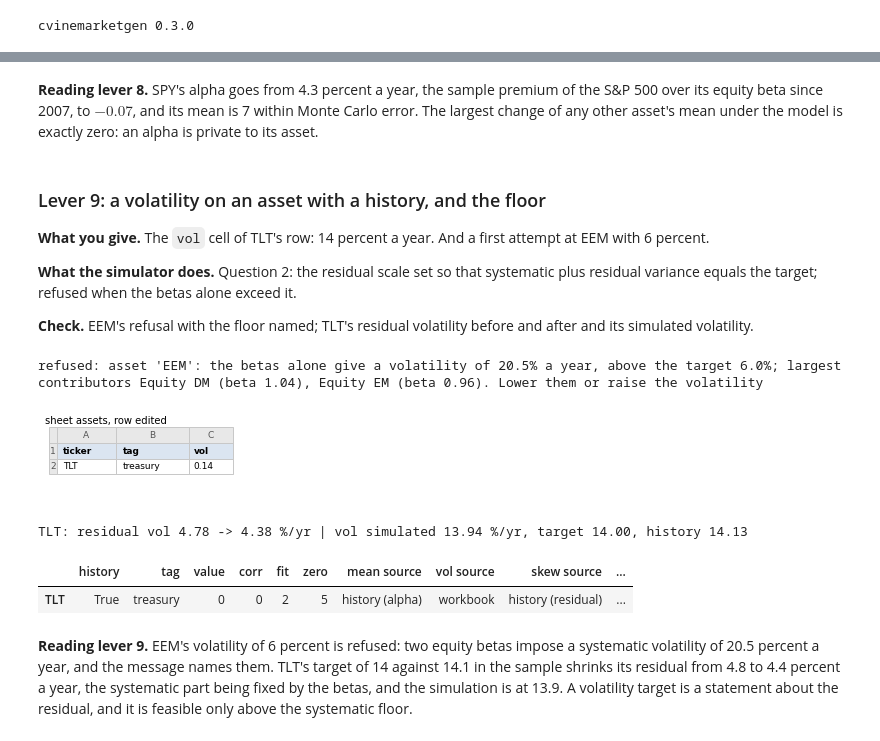
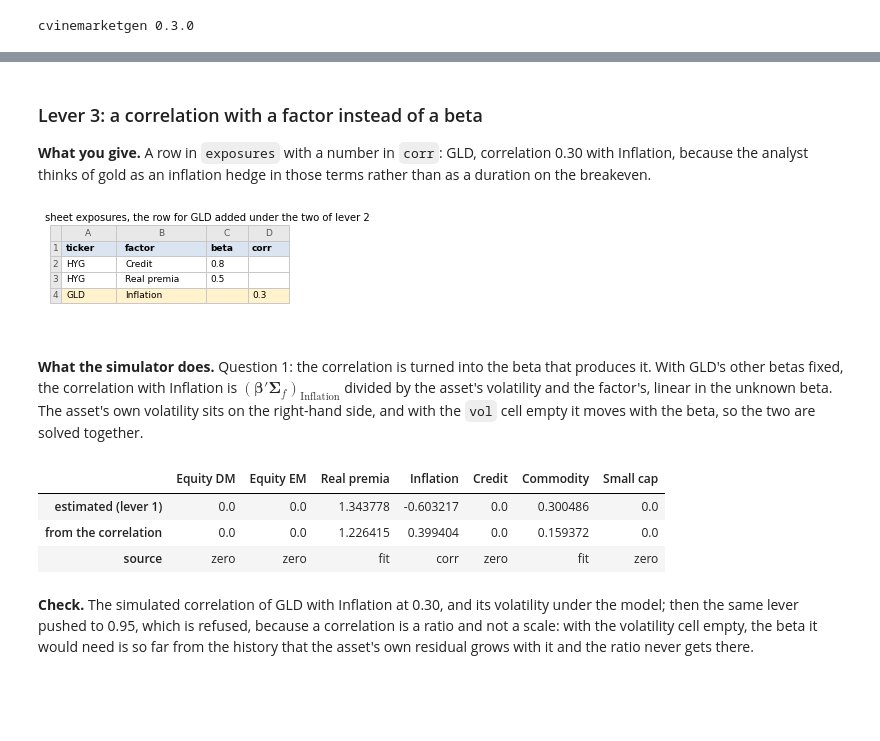
Before and after one commit to mamadouyamar/CVineMarketGen, a Jupyter notebook: examples/03_many_assets_factors.ipynb, the cells around one changed output, grey strips where cells are left out. Saved outputs shown, nothing was run; the diff lists cells and outputs as text; code cells hidden in the pictures; blank space fills up the shorter version.

```diff
--- a/examples/03_many_assets_factors.ipynb
+++ b/examples/03_many_assets_factors.ipynb
@@ -631,8 +613,5 @@ factors', about $-0.7$, inherited from Credit and Equity DM.
 # %%
-a_rows = pd.DataFrame({"ticker": ["Cash plus"], "mean": [0.03], "vol": [0.01]})
-show_sheet(a_rows, "sheet assets, row added")
-spec6 = spec5.add("assets", a_rows); sim6 = sim.with_spec(spec6)
-X6 = sim6.simulate(25000, seed=1)
-print(f"Cash plus: alpha {A(sim6.model.alpha['Cash plus']):.2f} %/yr, corr with SPY simulated {X6['Cash plus'].corr(X6['SPY']):.3f}")
-sim6.report.loc[["Cash plus"]]
+rows = pd.DataFrame({"ticker": ["HYG", "HYG"], "factor": ["Credit", "Real premia"], "beta": [0.8, 0.5], "corr": [np.nan, np.nan]})
+spec2 = spec.add("exposures", rows)
+show_change(spec2, "exposures", rows, title="sheet exposures, the first two rows written into it")
 # %% [output]
@@ -701,37 +651,22 @@ SPY alpha: 4.30 -> -0.07 %/yr | SPY mean simulated 6.88 %/yr, target 7.00 | larg
-# %% [markdown]
-**Reading lever 8.** SPY's alpha goes from 4.3 percent a year, the sample
-premium of the S&P 500 over its equity beta since 2007, to $-0.07$, and its
-mean is 7 within Monte Carlo error. The largest change of any other asset's
-mean under the model is exactly zero: an alpha is private to its asset.
+# %% [markdown]
+### Lever 3: a correlation with a factor instead of a beta
+
+**What you give.** A row in `exposures` with a number in `corr`: GLD, correlation 0.30 with Inflation, because the analyst thinks of gold as an inflation hedge in those terms rather than as a duration on the breakeven.
+# %%
+rows = pd.DataFrame({"ticker": ["GLD"], "factor": ["Inflation"], "beta": [np.nan], "corr": [0.30]})
+spec3 = spec2.add("exposures", rows)
+show_change(spec3, "exposures", rows, title="sheet exposures, the row for GLD added under the two of lever 2")
+# %% [output]
+[figure, added]
 # %% [markdown]
-### Lever 9: a volatility on an asset with a history, and the floor
-
-**What you give.** The `vol` cell of TLT's row: 14 percent a year. And a first attempt at EEM with 6 percent.
-
-**What the simulator does.** Question 2: the residual scale set so that systematic plus residual variance equals the target; refused when the betas alone exceed it.
-
-**Check.** EEM's refusal with the floor named; TLT's residual volatility before and after and its simulated volatility.
+**What the simulator does.** Question 1: the correlation is turned into the beta that produces it. With GLD's other betas fixed, the correlation with Inflation is $(\boldsymbol\beta' \boldsymbol\Sigma_f)_{\text{Inflation}}$ divided by the asset's volatility and the factor's, linear in the unknown beta. The asset's own volatility sits on the right-hand side, and with the `vol` cell empty it moves with the beta, so the two are solved together.
 # %%
-try:
-    sim.with_spec(spec8.add("assets", pd.DataFrame({"ticker": ["EEM"], "tag": ["equity_em"], "vol": [0.06]})))
-except ValueError as err:
-    print("refused:", err, "\n")
-a_rows = pd.DataFrame({"ticker": ["TLT"], "tag": ["treasury"], "vol": [0.14]})
-show_sheet(a_rows, "sheet assets, row edited")
-spec9 = spec8.add("assets", a_rows); sim9 = sim.with_spec(spec9)
-X9 = sim9.simulate(25000, seed=1)
-print(f"TLT: residual vol {V(sim8.report.loc['TLT', 'resid vol']):.2f} -> {V(sim9.report.loc['TLT', 'resid vol']):.2f} %/yr | vol simulated {V(X9['TLT'].std()):.2f} %/yr, target 14.00, history {V(R['TLT'].std()):.2f}")
-sim9.report.loc[["TLT"]]
+sim3 = sim.with_spec(spec3)
+pd.DataFrame({"estimated (lever 1)": sim1.model.beta.loc["GLD"], "from the correlation": sim3.model.beta.loc["GLD"], "source": sim3.model.beta_source.loc["GLD"]}).T
 # %% [output]
-refused: asset 'EEM': the betas alone give a volatility of 20.5% a year, above the target 6.0%; largest contributors Equity DM (beta 1.04), Equity EM (beta 0.96). Lower them or raise the volatility
-[figure, removed]
-TLT: residual vol 4.78 -> 4.38 %/yr | vol simulated 13.94 %/yr, target 14.00, history 14.13
-|  | history | tag | value | corr | fit | zero | mean source | vol source | skew source | ... |
-| TLT | True | treasury | 0 | 0 | 2 | 5 | history (alpha) | workbook | history (residual) | ... |
+|  | Equity DM | Equity EM | Real premia | Inflation | Credit | Commodity | Small cap |
+| estimated (lever 1) | 0.0 | 0.0 | 1.343778 | -0.603217 | 0.0 | 0.300486 | 0.0 |
+| from the correlation | 0.0 | 0.0 | 1.226415 | 0.399404 | 0.0 | 0.159372 | 0.0 |
+| source | zero | zero | fit | corr | zero | fit | zero |
 # %% [markdown]
-**Reading lever 9.** EEM's volatility of 6 percent is refused: two equity
-betas impose a systematic volatility of 20.5 percent a year, and the message
-names them. TLT's target of 14 against 14.1 in the sample shrinks its
-residual from 4.8 to 4.4 percent a year, the systematic part being fixed by
-the betas, and the simulation is at 13.9. A volatility target is a statement
-about the residual, and it is feasible only above the systematic floor.
+**Check.** The simulated correlation of GLD with Inflation at 0.30, and its volatility under the model; then the same lever pushed to 0.95, which is refused, because a correlation is a ratio and not a scale: with the volatility cell empty, the beta it would need is so far from the history that the asset's own residual grows with it and the ratio never gets there.
```
Also changed, not shown: parts of 194 cells of this notebook, 6 other files.
